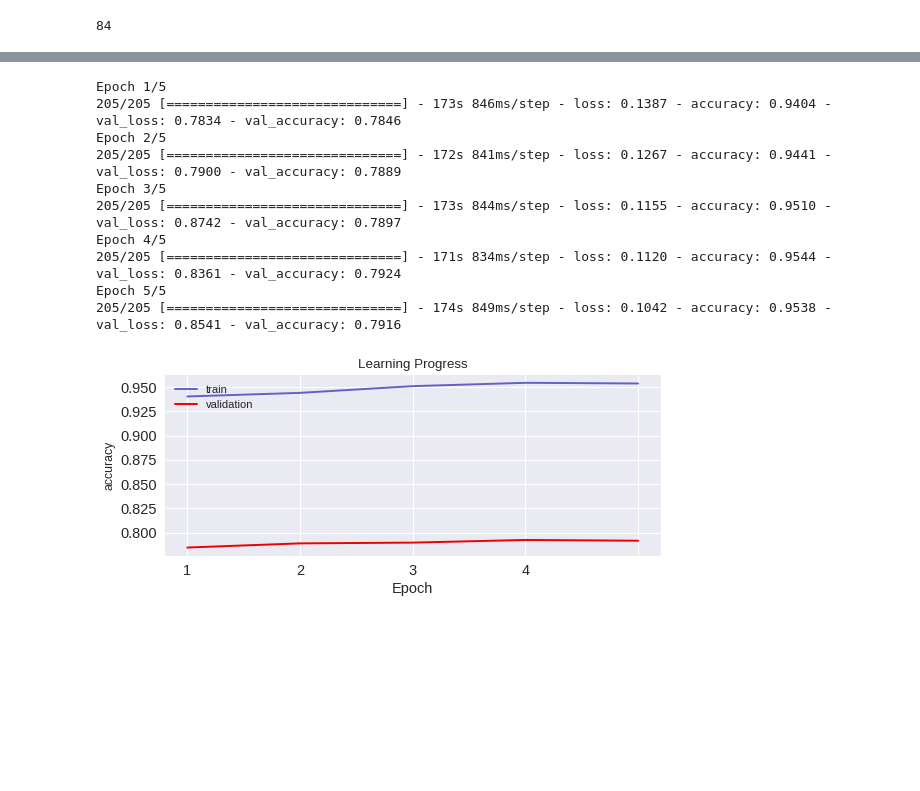
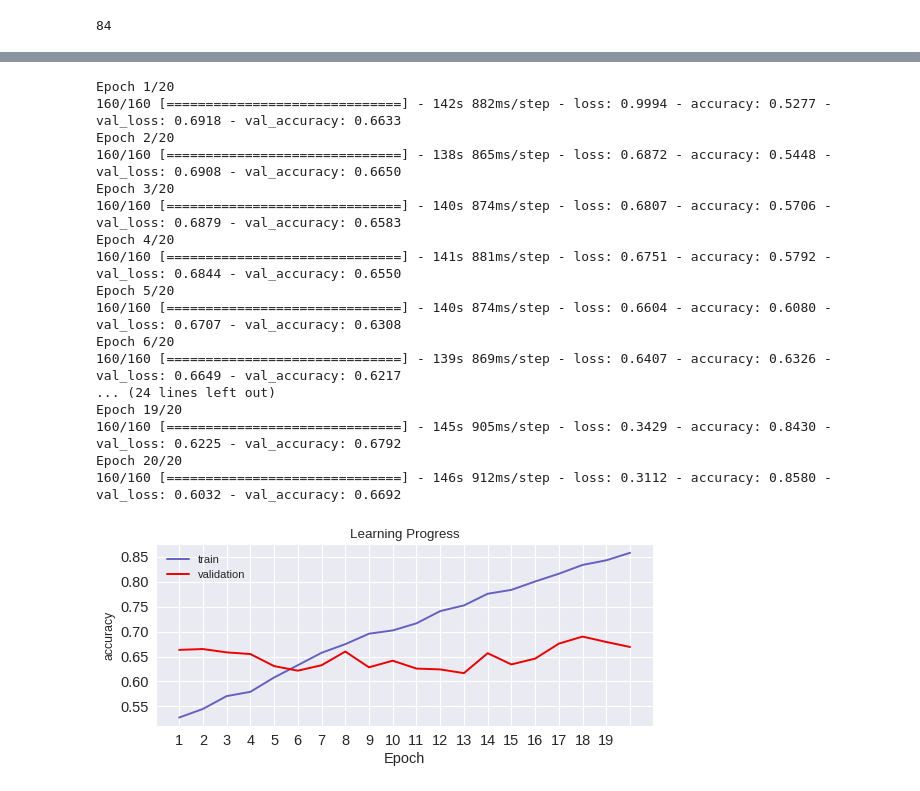
Before and after one commit to dario-x/Deep_Fake_Detection, a Jupyter notebook: main.ipynb, the cells around one changed output, grey strips where cells are left out. Drawn from its saved outputs; the diff is of its cells as text; code cells hidden in the pictures; blank space fills up the shorter version.

```diff
--- a/main.ipynb
+++ b/main.ipynb
@@ -128,8 +135,10 @@ def create_data_split_and_directory(train_val_test_split = (0.8, 0.1, 0.1), extr
     # the try loops are just a precaustion in case
     # we can not evenly split the data
     sub_set_num = 0
+    num_all_manipulated = int(len(all_manipulated_files))
+    num_all_originals = int(len(all_original_files))
     for data_sub_set in ['train', 'val', 'test']:
-      s_to_move = int(len(all_manipulated_files)*train_val_test_split[sub_set_num])
+      s_to_move = int(num_all_manipulated*train_val_test_split[sub_set_num])
       for file in all_manipulated_files[0:s_to_move]:
         try:
           shutil.copy(file, './data/' + data_sub_set + '/manipulated/')
@@ -138,7 +147,7 @@ def create_data_split_and_directory(train_val_test_split = (0.8, 0.1, 0.1), extr
           pass
       all_manipulated_files = all_manipulated_files[s_to_move:]
 
-      s_to_move = int(len(all_original_files)*train_val_test_split[sub_set_num])
+      s_to_move = int(num_all_originals*train_val_test_split[sub_set_num])
       for file in all_original_files[0:s_to_move]:
         try:
           shutil.copy(file, './data/' + data_sub_set + '/original/')
@@ -207,4 +216,5 @@ def load_data(imagesize, path = './data/', bw = False):
     testX = np.array(testX, dtype = 'float32')
     testY = np.array(testY, dtype = 'int32')
 
-    return trainX, trainY, valX, valY, testX, testY
+    # returning scaled images
+    return trainX/255, trainY, valX/255, valY, testX/255, testY
@@ -455,4 +523,0 @@ Accuracy Score: 0.65
-# %%
-#method used for splitting the data into training and testing partitions
-#furhter more we are scaling the X data
-trainX, testX, trainY, testY = train_test_split(X/255.0 , Y, test_size=0.2, random_state=77)
@@ -544,17 +619,16 @@ Accuracy Score: 0.65
 # %%
-squential_with_dropout = tf.keras.Sequential([
+RNN_with_dropout = tf.keras.Sequential([
     tf.keras.layers.Conv2D(20, (3, 3), activation = 'relu', input_shape = (imagesize[0], imagesize[1], 3)),
     tf.keras.layers.MaxPooling2D(2,2),
     tf.keras.layers.Dropout(0.6),
     tf.keras.layers.Conv2D(50, (3, 3), activation = 'relu'),
     tf.keras.layers.MaxPooling2D(2,2),
     tf.keras.layers.Flatten(),
-    tf.keras.layers.Dropout(0.6),
     tf.keras.layers.Dense(128, activation=tf.nn.relu),
     tf.keras.layers.Dense(2, activation=tf.nn.softmax)
 ])
 
-model.compile(optimizer = 'adam', loss = 'sparse_categorical_crossentropy', metrics=['accuracy'])
-
-tf.keras.utils.plot_model(model, show_dtype=False, dpi = 70)
+RNN_with_dropout.compile(optimizer = 'adam', loss = 'sparse_categorical_crossentropy', metrics=['accuracy'])
+visualkeras.layered_view(RNN_with_dropout, scale_xy = 1, legend=True)
+#tf.keras.utils.plot_model(model, show_dtype=False, dpi = 70)
 # %% [output]
@@ -562,6 +636,6 @@ tf.keras.utils.plot_model(model, show_dtype=False, dpi = 70)
 # %%
-history = model.fit(trainX, trainY, batch_size=50, epochs=20, validation_split = 0.2,
-                     callbacks=[EarlyStopping(monitor='val_accuracy',min_delta=-0.03)])
+history = RNN_with_dropout.fit(trainX, trainY, batch_size=50, epochs=20, validation_data = (valX, valY),
+                     callbacks=[EarlyStopping(monitor='val_loss',min_delta=0.01,patience=3)])
 plot_training(history, 'accuracy', 'val_accuracy')
 # %% [output]
 Epoch 1/20
@@ -620,17 +687,24 @@ model.compile(optimizer = 'adam', loss = 'sparse_categorical_crossentropy', metr
 # %%
-history = model.fit(trainX, trainY, batch_size=50, epochs=5, validation_split = 0.2)
-                  #  callbacks=[EarlyStopping(monitor='val_loss',min_delta=0.1)])
+history = RNN_with_dropout.fit(trainX, trainY, batch_size=80, epochs=20, validation_data = (valX, valY),
+                     callbacks=[EarlyStopping(monitor='val_loss',min_delta=0.01,patience=8)])
 plot_training(history, 'accuracy', 'val_accuracy')
 # %% [output]
-Epoch 1/5
-205/205 [==============================] - 173s 846ms/step - loss: 0.1387 - accuracy: 0.9404 - val_loss: 0.7834 - val_accuracy: 0.7846
-Epoch 2/5
-205/205 [==============================] - 172s 841ms/step - loss: 0.1267 - accuracy: 0.9441 - val_loss: 0.7900 - val_accuracy: 0.7889
-Epoch 3/5
-205/205 [==============================] - 173s 844ms/step - loss: 0.1155 - accuracy: 0.9510 - val_loss: 0.8742 - val_accuracy: 0.7897
-Epoch 4/5
-205/205 [==============================] - 171s 834ms/step - loss: 0.1120 - accuracy: 0.9544 - val_loss: 0.8361 - val_accuracy: 0.7924
-Epoch 5/5
-205/205 [==============================] - 174s 849ms/step - loss: 0.1042 - accuracy: 0.9538 - val_loss: 0.8541 - val_accuracy: 0.7916
+Epoch 1/20
+160/160 [==============================] - 142s 882ms/step - loss: 0.9994 - accuracy: 0.5277 - val_loss: 0.6918 - val_accuracy: 0.6633
+Epoch 2/20
+160/160 [==============================] - 138s 865ms/step - loss: 0.6872 - accuracy: 0.5448 - val_loss: 0.6908 - val_accuracy: 0.6650
+Epoch 3/20
+160/160 [==============================] - 140s 874ms/step - loss: 0.6807 - accuracy: 0.5706 - val_loss: 0.6879 - val_accuracy: 0.6583
+Epoch 4/20
+160/160 [==============================] - 141s 881ms/step - loss: 0.6751 - accuracy: 0.5792 - val_loss: 0.6844 - val_accuracy: 0.6550
+Epoch 5/20
+160/160 [==============================] - 140s 874ms/step - loss: 0.6604 - accuracy: 0.6080 - val_loss: 0.6707 - val_accuracy: 0.6308
+Epoch 6/20
+160/160 [==============================] - 139s 869ms/step - loss: 0.6407 - accuracy: 0.6326 - val_loss: 0.6649 - val_accuracy: 0.6217
+... (24 lines left out)
+Epoch 19/20
+160/160 [==============================] - 145s 905ms/step - loss: 0.3429 - accuracy: 0.8430 - val_loss: 0.6225 - val_accuracy: 0.6792
+Epoch 20/20
+160/160 [==============================] - 146s 912ms/step - loss: 0.3112 - accuracy: 0.8580 - val_loss: 0.6032 - val_accuracy: 0.6692
-[figure, old version]
+[figure, new version]
 # %%
```
Also changed, not shown: parts of 37 cells of this notebook.
